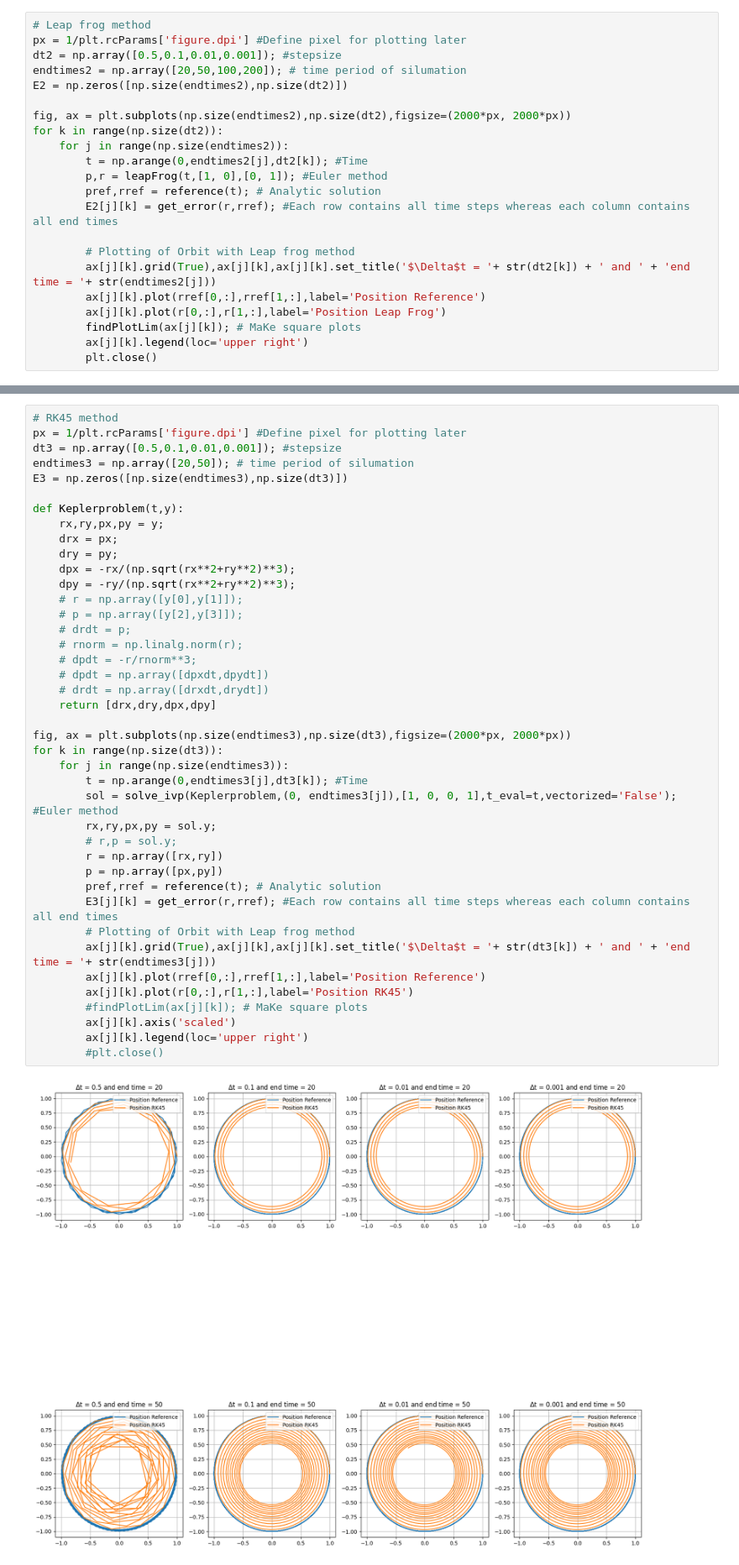
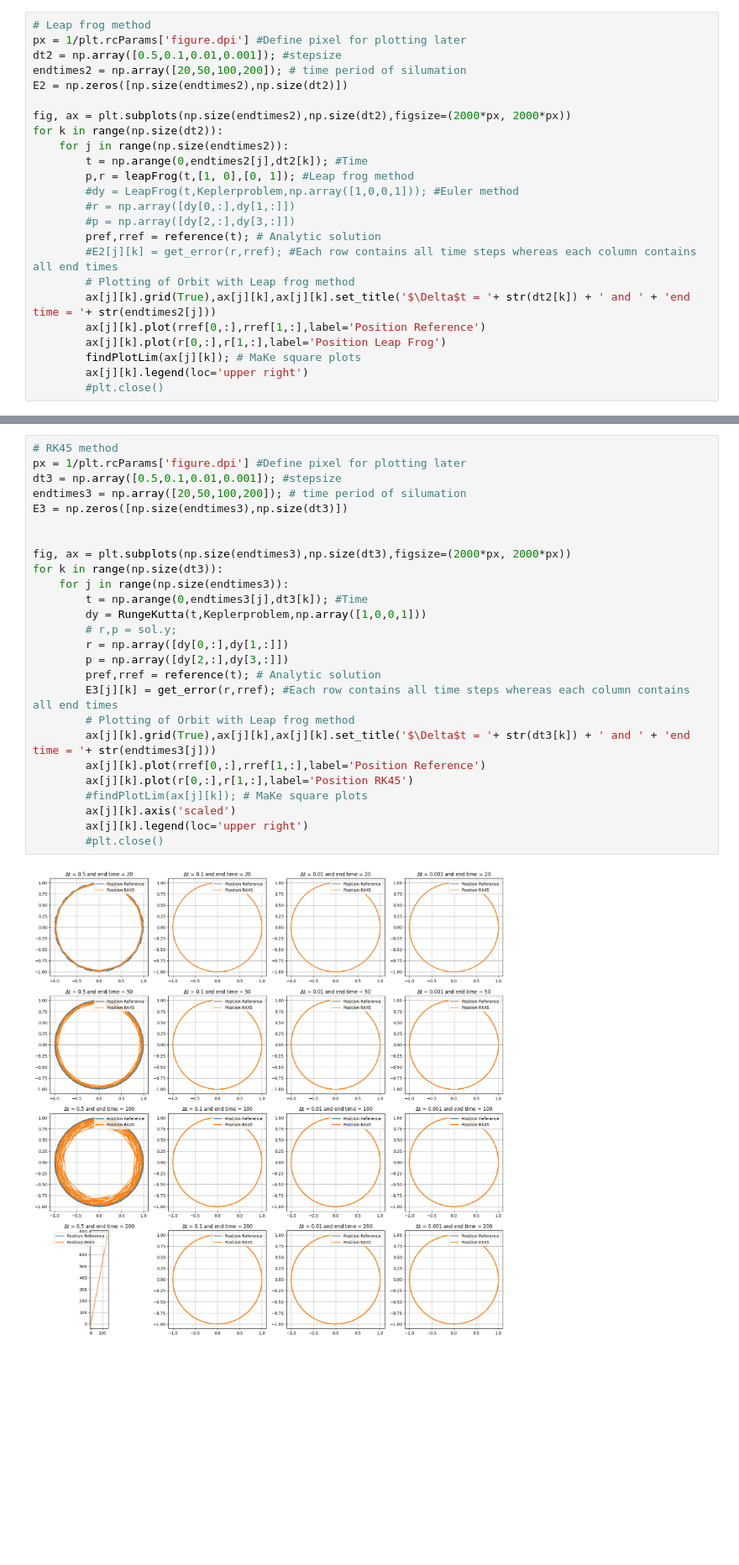
Before and after one commit to findus3006/Problem-4, a Jupyter notebook: Problem4-1.ipynb, the cells around one changed output, grey strips where cells are left out. Shown at 84% size. Drawn from its saved outputs; the diff is of its cells as text; blank space fills up the shorter version.

Commit message:
Implemented RUnge Kutta and ODE as func

```diff
--- a/Problem4-1.ipynb
+++ b/Problem4-1.ipynb
@@ -93,14 +137,16 @@ fig, ax = plt.subplots(np.size(endtimes2),np.size(dt2),figsize=(2000*px, 2000*px
 for k in range(np.size(dt2)):
     for j in range(np.size(endtimes2)):
         t = np.arange(0,endtimes2[j],dt2[k]); #Time
-        p,r = leapFrog(t,[1, 0],[0, 1]); #Euler method
+        p,r = leapFrog(t,[1, 0],[0, 1]); #Leap frog method
+        #dy = LeapFrog(t,Keplerproblem,np.array([1,0,0,1])); #Euler method
+        #r = np.array([dy[0,:],dy[1,:]])
+        #p = np.array([dy[2,:],dy[3,:]])
         pref,rref = reference(t); # Analytic solution
-        E2[j][k] = get_error(r,rref); #Each row contains all time steps whereas each column contains all end times
-
+        #E2[j][k] = get_error(r,rref); #Each row contains all time steps whereas each column contains all end times
         # Plotting of Orbit with Leap frog method
         ax[j][k].grid(True),ax[j][k],ax[j][k].set_title('$\Delta$t = '+ str(dt2[k]) + ' and ' + 'end time = '+ str(endtimes2[j]))
         ax[j][k].plot(rref[0,:],rref[1,:],label='Position Reference')
         ax[j][k].plot(r[0,:],r[1,:],label='Position Leap Frog')
         findPlotLim(ax[j][k]); # MaKe square plots
         ax[j][k].legend(loc='upper right')
-        plt.close()
+        #plt.close()
@@ -107,46 +155,31 @@ for k in range(np.size(dt2)):
 # %%
 # RK45 method
 px = 1/plt.rcParams['figure.dpi'] #Define pixel for plotting later
 dt3 = np.array([0.5,0.1,0.01,0.001]); #stepsize
-endtimes3 = np.array([20,50]); # time period of silumation
+endtimes3 = np.array([20,50,100,200]); # time period of silumation
 E3 = np.zeros([np.size(endtimes3),np.size(dt3)])
 
-def Keplerproblem(t,y):
-    rx,ry,px,py = y;
-    drx = px;
-    dry = py;
-    dpx = -rx/(np.sqrt(rx**2+ry**2)**3);
-    dpy = -ry/(np.sqrt(rx**2+ry**2)**3);
-    # r = np.array([y[0],y[1]]);
-    # p = np.array([y[2],y[3]]);
-    # drdt = p;
-    # rnorm = np.linalg.norm(r);
-    # dpdt = -r/rnorm**3;
-    # dpdt = np.array([dpxdt,dpydt])
-    # drdt = np.array([drxdt,drydt])
-    return [drx,dry,dpx,dpy]
 
 fig, ax = plt.subplots(np.size(endtimes3),np.size(dt3),figsize=(2000*px, 2000*px))
 for k in range(np.size(dt3)):
     for j in range(np.size(endtimes3)):
         t = np.arange(0,endtimes3[j],dt3[k]); #Time
-        sol = solve_ivp(Keplerproblem,(0, endtimes3[j]),[1, 0, 0, 1],t_eval=t,vectorized='False'); #Euler method
-        rx,ry,px,py = sol.y;
+        dy = RungeKutta(t,Keplerproblem,np.array([1,0,0,1]))
         # r,p = sol.y;
-        r = np.array([rx,ry])
-        p = np.array([px,py])
+        r = np.array([dy[0,:],dy[1,:]])
+        p = np.array([dy[2,:],dy[3,:]])
         pref,rref = reference(t); # Analytic solution
         E3[j][k] = get_error(r,rref); #Each row contains all time steps whereas each column contains all end times
         # Plotting of Orbit with Leap frog method
         ax[j][k].grid(True),ax[j][k],ax[j][k].set_title('$\Delta$t = '+ str(dt3[k]) + ' and ' + 'end time = '+ str(endtimes3[j]))
         ax[j][k].plot(rref[0,:],rref[1,:],label='Position Reference')
         ax[j][k].plot(r[0,:],r[1,:],label='Position RK45')
         #findPlotLim(ax[j][k]); # MaKe square plots
         ax[j][k].axis('scaled')
         ax[j][k].legend(loc='upper right')
         #plt.close()
 # %% [output]
-[figure, old version]
+[figure, new version]
 # %%
 ## Errors
 # Error Euler
```
Also changed, not shown: parts of 4 cells of this notebook.
